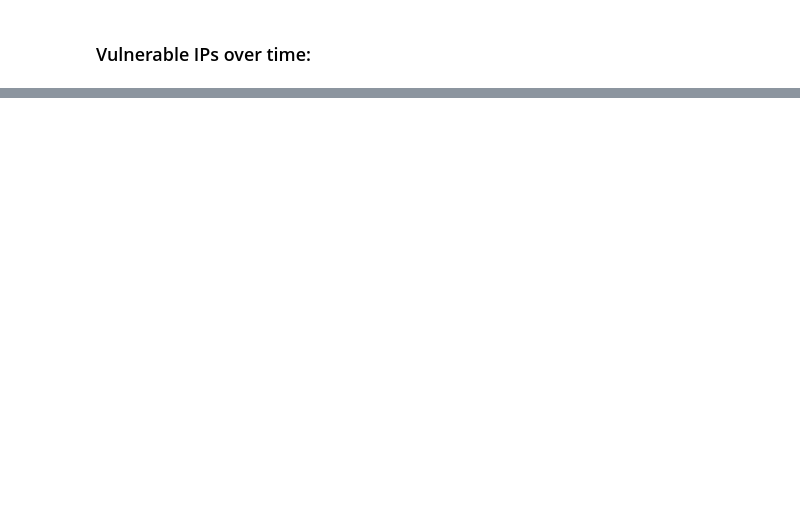
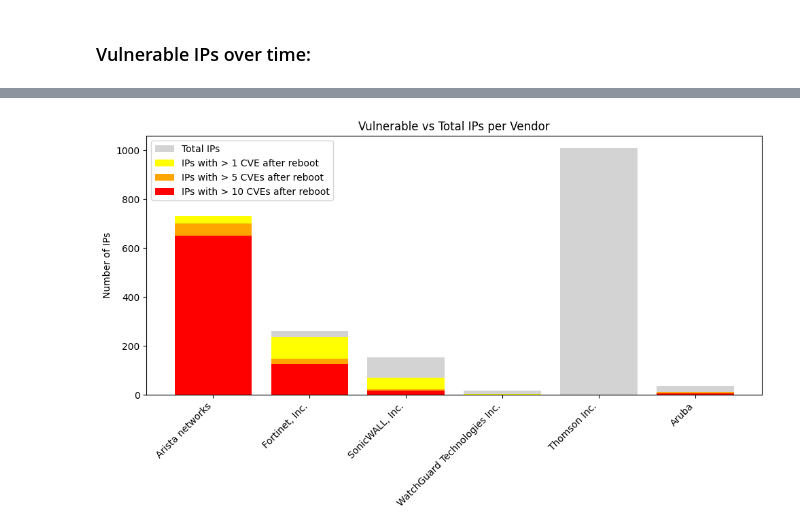
Before and after one commit to HuibSprangers-leiden/HackingLab-SNMP, a Jupyter notebook: analysis.ipynb, the cells around one changed output, grey strips where cells are left out. Drawn from its saved outputs; the diff is of its cells as text; code cells hidden in the pictures; blank space fills up the shorter version.

```diff
--- a/analysis.ipynb
+++ b/analysis.ipynb
@@ -271,0 +288,67 @@ plt.grid(True, axis='y')
+# %%
+# Count the number of vulnerable IPs per vendor in the 'vendors' list
+vendors_list = ["Arista networks", "Fortinet, Inc.", "SonicWALL, Inc.", "WatchGuard Technologies Inc.", "Thomson Inc.", "Aruba, a Hewlett Packard Enterprise company"]
+
+# Define "vulnerable" as devices with a reboot date before today
+df['Reboot_Datetime'] = pd.to_datetime(df['Reboot Date'], format='%m_%d_%Y_%H_%M_%S')
+today = pd.Timestamp.now()
+vulnerable_counts = {}
+for v in vendors_list:
+    df_vendor = df[df['Vendor'] == v]
+    counts = [0,0,0]
+    for ip, row in df_vendor.iterrows():
+        reboot_date = row['Reboot_Datetime']
+        # Check if there is at least one CVE published after the reboot date for this vendor
+        cves_df = vendor_cves.get(v)
+        if cves_df is not None and not cves_df.empty:
+            cve_dates = pd.to_datetime(cves_df[cves_df['CVSS_Score'] > 4]['Published'], errors='coerce')
+            num_cves = (cve_dates > reboot_date).sum()
+            if num_cves > 1:
+                counts[0] += 1
+            if num_cves > 5:
+                counts[1] += 1
+            if num_cves > 10:
+                counts[2] += 1
+
+    vulnerable_counts[v] = counts
+
+print("Vulnerable IPs per vendor:")
+for v, counts in vulnerable_counts.items():
+    print(f"{v}: {counts}")
+
+print("\nTotal IPs per vendor:")
+for v in vendors_list:
+    num_ips = df[df['Vendor'] == v]['IP'].nunique()
+    if v == "Aruba, a Hewlett Packard Enterprise company":
+        print(f"{"Aruba"}: {num_ips}")
+    else:
+        print(f"{v}: {num_ips}")
+
+
+
+# Prepare data for plotting
+vendors_plot = list(vulnerable_counts.keys())
+vulnerable_0 = [vulnerable_counts[v][0] for v in vendors_plot]
+vulnerable_1 = [vulnerable_counts[v][1] for v in vendors_plot]
+vulnerable_2 = [vulnerable_counts[v][2] for v in vendors_plot]
+total = [df[df['Vendor'] == v]['IP'].nunique() for v in vendors_plot]
+
+x = range(len(vendors_plot))
+plt.figure(figsize=(10, 6))
+plt.bar(x, total, label='Total IPs', color='lightgray')
+plt.bar(x, vulnerable_0, label='Vulnerable IPs', color='yellow')
+plt.bar(x, vulnerable_1, label='Vulnerable IPs', color='orange')
+plt.bar(x, vulnerable_2, label='Vulnerable IPs', color='red')
+vendors_plot[-1] = "Aruba"
+plt.xticks(x, vendors_plot, rotation=45, ha='right')
+plt.ylabel('Number of IPs')
+plt.title('Vulnerable vs Total IPs per Vendor')
+plt.legend([
+    'Total IPs',
+    'IPs with > 1 CVE after reboot',
+    'IPs with > 5 CVEs after reboot',
+    'IPs with > 10 CVEs after reboot'
+])
+plt.tight_layout()
+plt.show()
+# %% [output]
@@ -271,0 +370 @@ plt.grid(True, axis='y')
+[figure, added]
```
Also changed, not shown: parts of 10 cells of this notebook, 6 other files.
